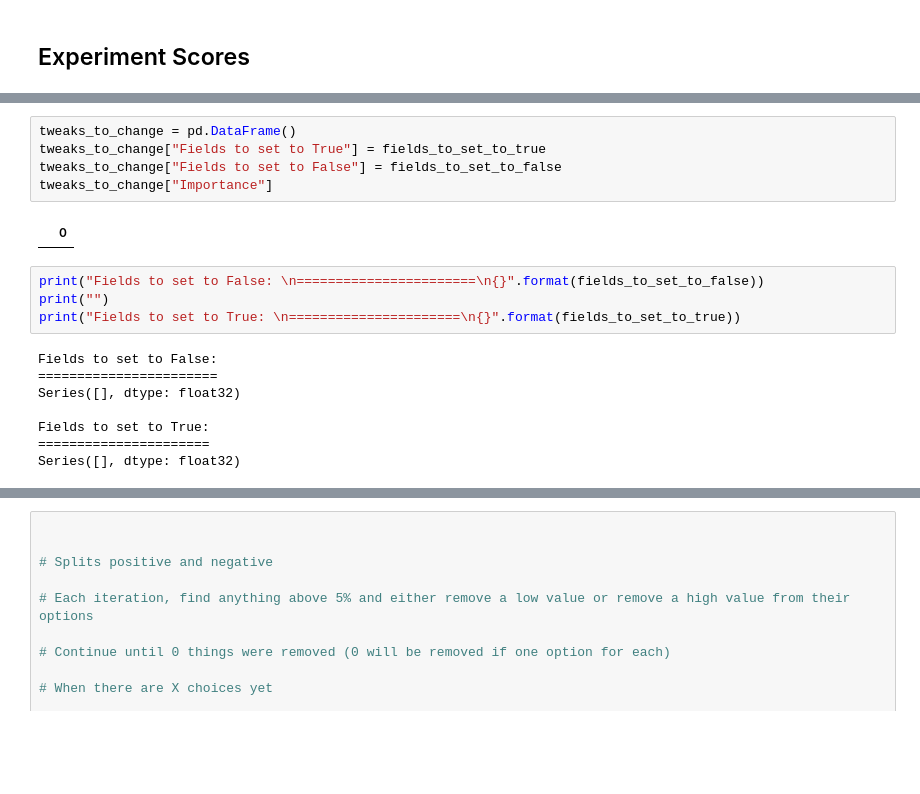
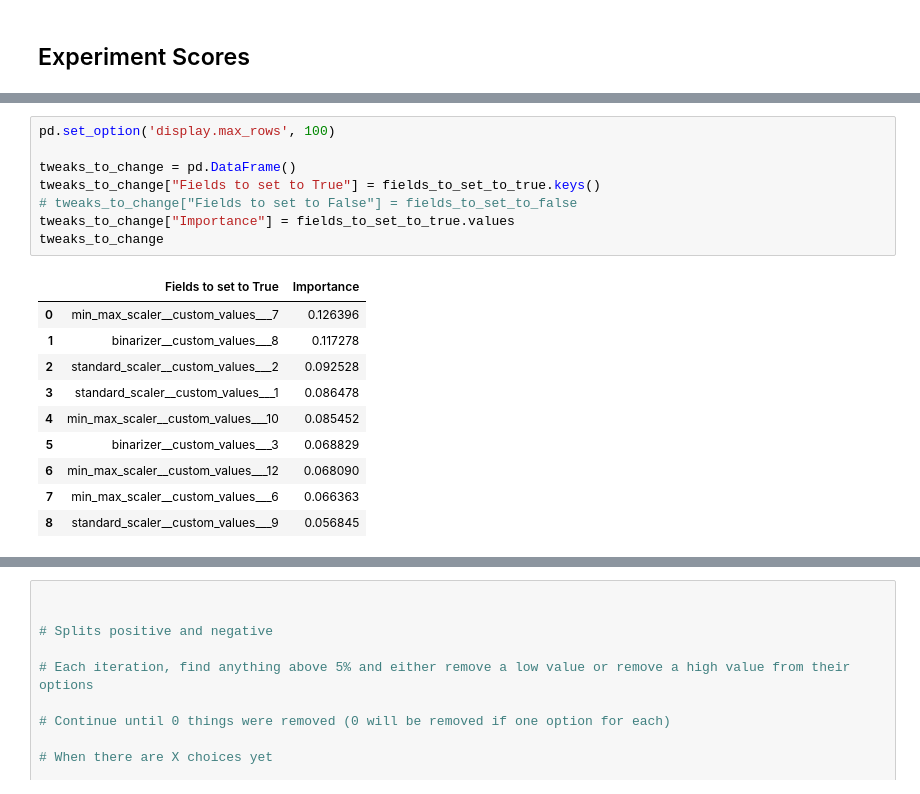
Before and after one commit to Peter-32/shap_scaling_experiments, a Jupyter notebook: main.ipynb, the cells around one changed output, grey strips where cells are left out. Drawn from its saved outputs; the diff is of its cells as text; blank space fills up the shorter version.

```diff
--- a/main.ipynb
+++ b/main.ipynb
@@ -159,19 +168,19 @@ Series([], dtype: float32)
 # %%
+pd.set_option('display.max_rows', 100)
+
 tweaks_to_change = pd.DataFrame()
-tweaks_to_change["Fields to set to True"] = fields_to_set_to_true
-tweaks_to_change["Fields to set to False"] = fields_to_set_to_false
-tweaks_to_change["Importance"]
+tweaks_to_change["Fields to set to True"] = fields_to_set_to_true.keys()
+# tweaks_to_change["Fields to set to False"] = fields_to_set_to_false
+tweaks_to_change["Importance"] = fields_to_set_to_true.values
+tweaks_to_change
 # %% [output]
-|  | 0 |
+|  | Fields to set to True | Importance |
+| 0 | min_max_scaler__custom_values___7 | 0.126396 |
+| 1 | binarizer__custom_values___8 | 0.117278 |
+| 2 | standard_scaler__custom_values___2 | 0.092528 |
+| 3 | standard_scaler__custom_values___1 | 0.086478 |
+| 4 | min_max_scaler__custom_values___10 | 0.085452 |
+| 5 | binarizer__custom_values___3 | 0.068829 |
+| 6 | min_max_scaler__custom_values___12 | 0.068090 |
+| 7 | min_max_scaler__custom_values___6 | 0.066363 |
+| 8 | standard_scaler__custom_values___9 | 0.056845 |
-# %%
-print("Fields to set to False: \n=======================\n{}".format(fields_to_set_to_false))
-print("")
-print("Fields to set to True: \n======================\n{}".format(fields_to_set_to_true))
-# %% [output]
-Fields to set to False:
-=======================
-Series([], dtype: float32)
-
-Fields to set to True:
-======================
-Series([], dtype: float32)
```
Also changed, not shown: parts of 7 cells of this notebook.
